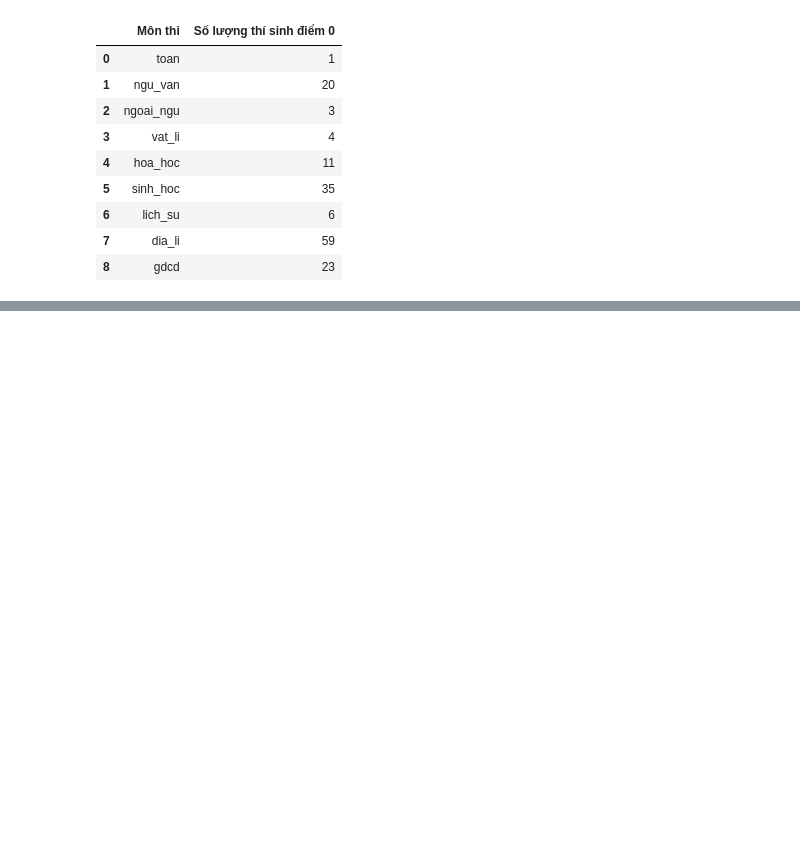
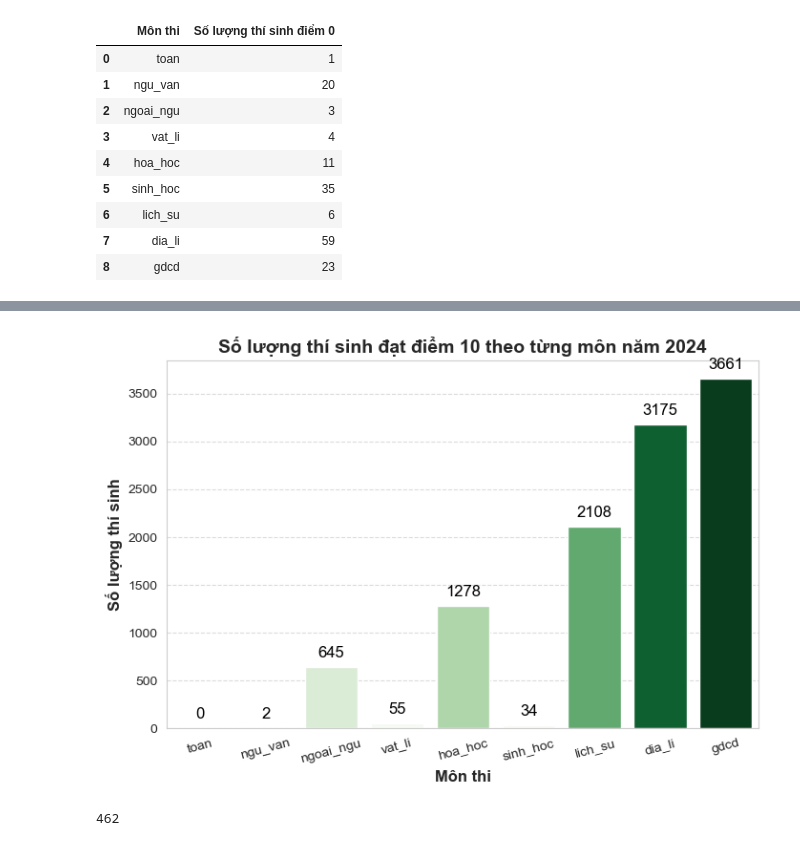
Before and after one commit to nmkhan9/Test_score_analysis-22-23-24-, a Jupyter notebook: Test_Score_Analysis_22_23_24.ipynb, the cells around one changed output, grey strips where cells are left out. Drawn from its saved outputs; the diff is of its cells as text; code cells hidden in the pictures; blank space fills up the shorter version.

```diff
--- a/Test_Score_Analysis_22_23_24.ipynb
+++ b/Test_Score_Analysis_22_23_24.ipynb
@@ -865,0 +870,6 @@ plt.show()
+# %%
+df_ten_scores = pd.DataFrame({
+    "Môn thi": subjects,
+    "Số lượng thí sinh điểm 10": [len(df24.loc[df24[i] == 10]) for i in subjects]
+})
+df_ten_scores
@@ -865,0 +887,23 @@ plt.show()
+# %%
+plt.figure(figsize=(8, 5))
+cmap = sns.color_palette("Greens", as_cmap=True)
+colors = [cmap(v / max(df_ten_scores["Số lượng thí sinh điểm 10"])) for v in df_ten_scores["Số lượng thí sinh điểm 10"]]
+sns.barplot(
+    data=df_ten_scores,
+    x="Môn thi",
+    y="Số lượng thí sinh điểm 10",
+    palette=colors
+)
+
+plt.bar_label(plt.gca().containers[0], fmt="%.0f", padding=5, fontsize=12, color="black")
+
+
+plt.title("Số lượng thí sinh đạt điểm 10 theo từng môn năm 2024", fontsize=14, fontweight="bold")
+plt.xlabel("Môn thi", fontsize=12, fontweight="bold")
+plt.ylabel("Số lượng thí sinh", fontsize=12, fontweight="bold")
+plt.xticks(rotation=15)
+plt.grid(axis="y", linestyle="--", alpha=0.7)
+
+plt.show()
+# %% [output]
+[figure, added]
@@ -865,0 +912,4 @@ plt.show()
+# %%
+len(diem_liet[diem_liet==True])
+# %% [output]
+462
```
Also changed, not shown: parts of 12 cells of this notebook.
